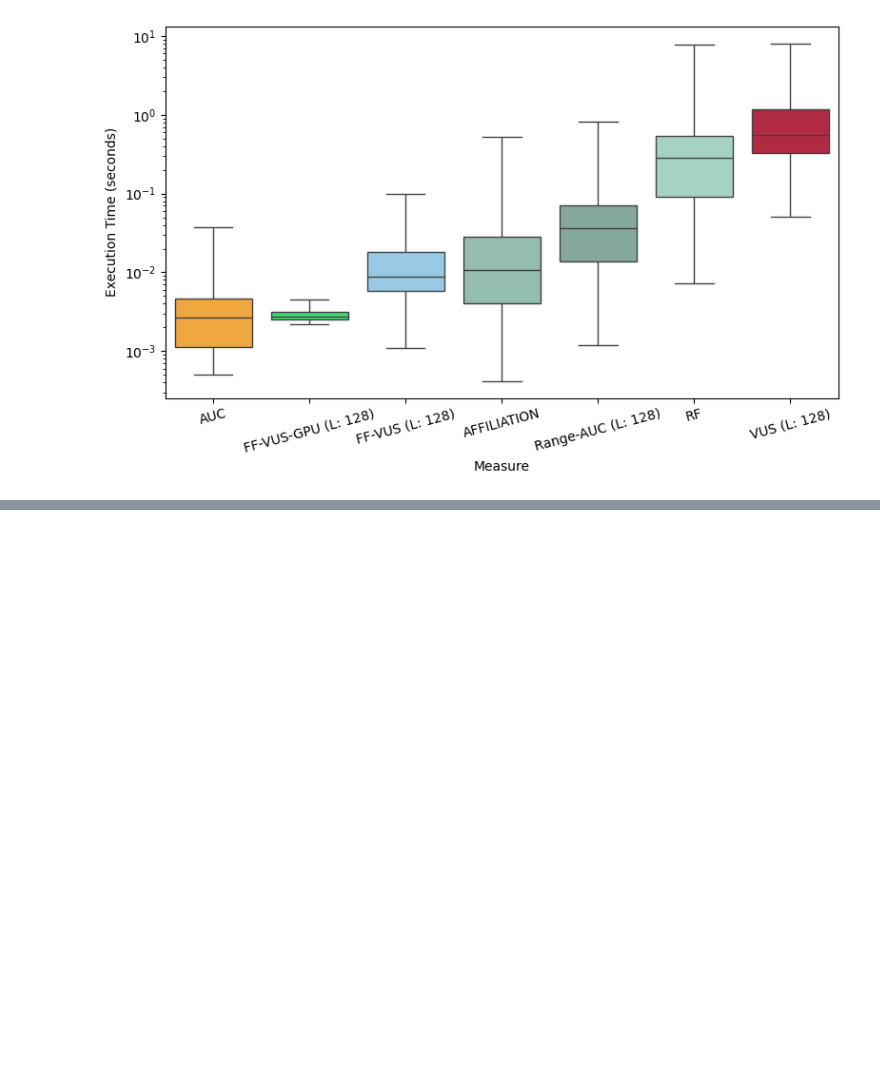
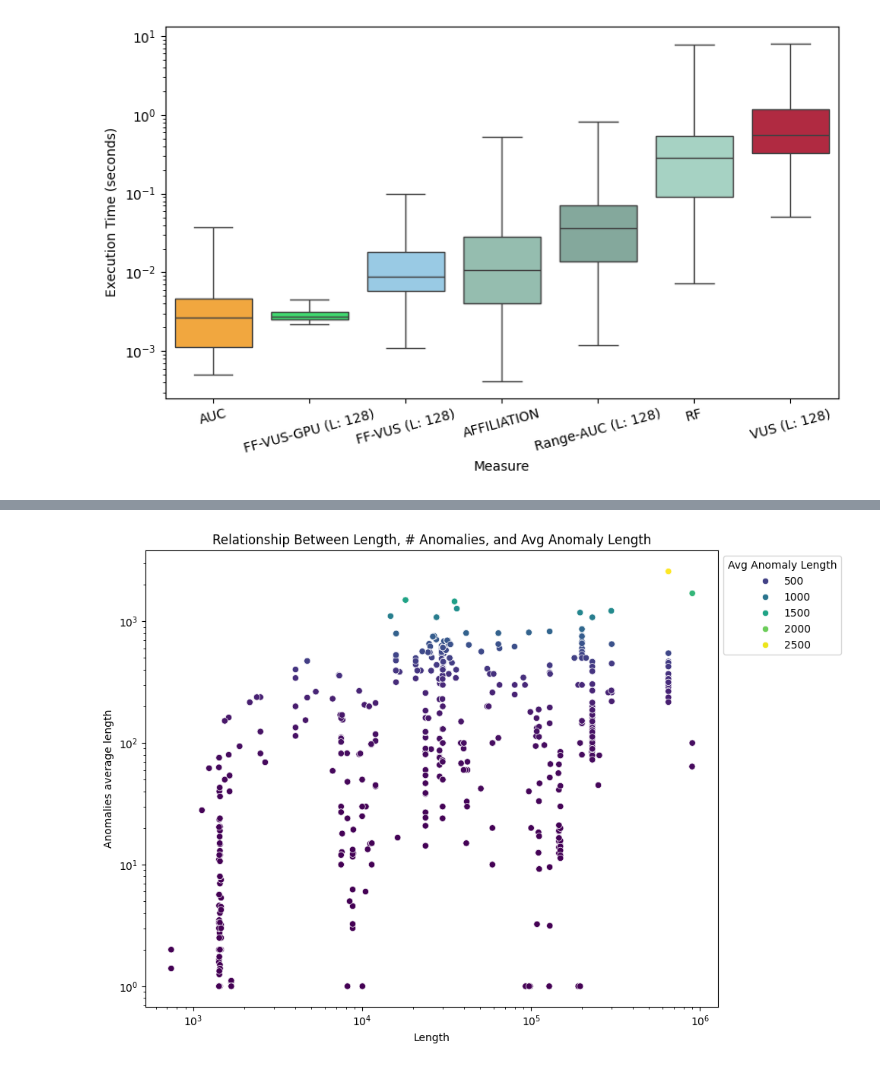
Before and after one commit to sylligardos/ff-vus, a Jupyter notebook: src/notebooks/allmetrics_defparams_tsb.ipynb, the cells around one changed output, grey strips where cells are left out. Drawn from its saved outputs; the diff is of its cells as text; code cells hidden in the pictures; blank space fills up the shorter version.

```diff
--- a/src/notebooks/allmetrics_defparams_tsb.ipynb
+++ b/src/notebooks/allmetrics_defparams_tsb.ipynb
@@ -173,0 +176,22 @@ plt.show()
+# %%
+fig, ax = plt.subplots(figsize=(10, 7))
+
+sns.scatterplot(
+    data=df,
+    x='Length',
+    y='Anomalies average length',
+    # size='Anomalies average length',
+    hue='Anomalies average length',
+    palette='viridis',
+    sizes=(20, 300),
+    ax=ax
+)
+
+ax.set_xscale('log')
+ax.set_yscale('log')
+ax.set_title("Relationship Between Length, # Anomalies, and Avg Anomaly Length")
+ax.legend(title='Avg Anomaly Length', loc='upper left', bbox_to_anchor=(1, 1))
+plt.tight_layout()
+plt.show()
+# %% [output]
+[figure, added]
```
Also changed, not shown: parts of 9 cells of this notebook, 1 other file.
